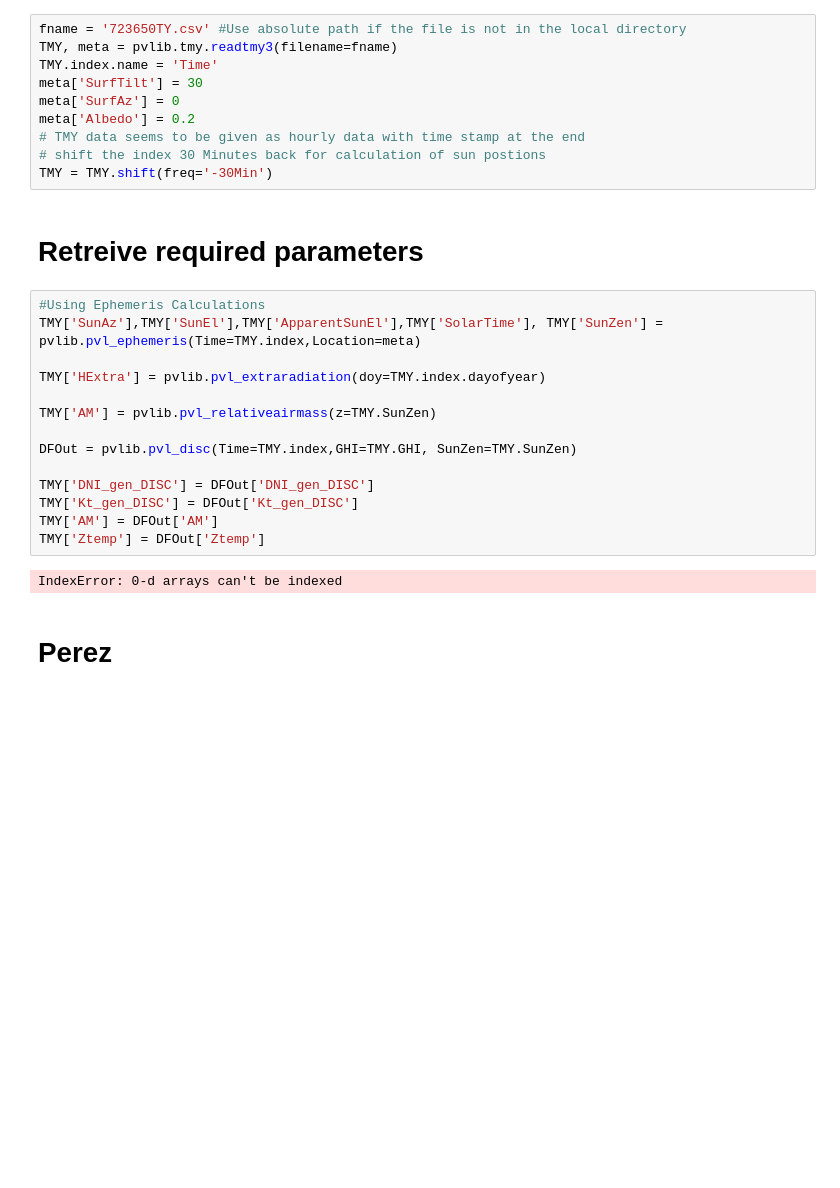
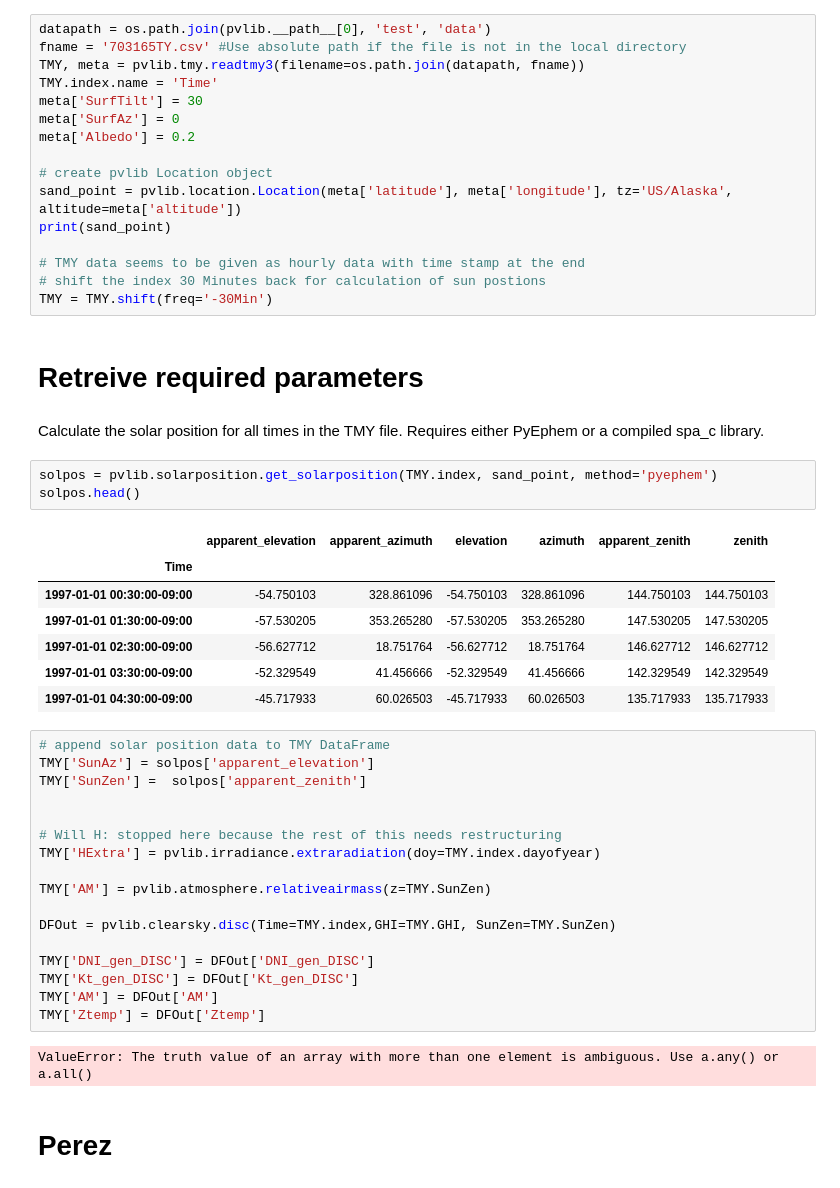
Before and after one commit to pvlib/pvlib-python, a Jupyter notebook: pvlib/docs/tutorials/TS_2_Irradiance_functions.ipynb, the cells around one changed output. Saved outputs shown, nothing was run; the diff lists cells and outputs as text; blank space fills up the shorter version.

Commit message:
update solpos part

```diff
--- a/pvlib/docs/tutorials/TS_2_Irradiance_functions.ipynb
+++ b/pvlib/docs/tutorials/TS_2_Irradiance_functions.ipynb
@@ -12,33 +14,55 @@ try:
 except ImportError:
     pass
 # %%
-fname = '723650TY.csv' #Use absolute path if the file is not in the local directory
-TMY, meta = pvlib.tmy.readtmy3(filename=fname)
+datapath = os.path.join(pvlib.__path__[0], 'test', 'data')
+fname = '703165TY.csv' #Use absolute path if the file is not in the local directory
+TMY, meta = pvlib.tmy.readtmy3(filename=os.path.join(datapath, fname))
 TMY.index.name = 'Time'
 meta['SurfTilt'] = 30
 meta['SurfAz'] = 0
 meta['Albedo'] = 0.2
+
+# create pvlib Location object
+sand_point = pvlib.location.Location(meta['latitude'], meta['longitude'], tz='US/Alaska', altitude=meta['altitude'])
+print(sand_point)
+
 # TMY data seems to be given as hourly data with time stamp at the end
 # shift the index 30 Minutes back for calculation of sun postions
 TMY = TMY.shift(freq='-30Min')
 # %% [markdown]
 # Retreive required parameters
+# %% [markdown]
+Calculate the solar position for all times in the TMY file. Requires either PyEphem or a compiled spa_c library.
+# %%
+solpos = pvlib.solarposition.get_solarposition(TMY.index, sand_point, method='pyephem')
+solpos.head()
+# %% [output]
+|  | apparent_elevation | apparent_azimuth | elevation | azimuth | apparent_zenith | zenith |
+| Time |  |  |  |  |  |  |
+| 1997-01-01 00:30:00-09:00 | -54.750103 | 328.861096 | -54.750103 | 328.861096 | 144.750103 | 144.750103 |
+| 1997-01-01 01:30:00-09:00 | -57.530205 | 353.265280 | -57.530205 | 353.265280 | 147.530205 | 147.530205 |
+| 1997-01-01 02:30:00-09:00 | -56.627712 | 18.751764 | -56.627712 | 18.751764 | 146.627712 | 146.627712 |
+| 1997-01-01 03:30:00-09:00 | -52.329549 | 41.456666 | -52.329549 | 41.456666 | 142.329549 | 142.329549 |
+| 1997-01-01 04:30:00-09:00 | -45.717933 | 60.026503 | -45.717933 | 60.026503 | 135.717933 | 135.717933 |
 # %%
-#Using Ephemeris Calculations
-TMY['SunAz'],TMY['SunEl'],TMY['ApparentSunEl'],TMY['SolarTime'], TMY['SunZen'] = pvlib.pvl_ephemeris(Time=TMY.index,Location=meta)
+# append solar position data to TMY DataFrame
+TMY['SunAz'] = solpos['apparent_elevation']
+TMY['SunZen'] =  solpos['apparent_zenith']
 
-TMY['HExtra'] = pvlib.pvl_extraradiation(doy=TMY.index.dayofyear)
 
-TMY['AM'] = pvlib.pvl_relativeairmass(z=TMY.SunZen)
+# Will H: stopped here because the rest of this needs restructuring
+TMY['HExtra'] = pvlib.irradiance.extraradiation(doy=TMY.index.dayofyear)
 
-DFOut = pvlib.pvl_disc(Time=TMY.index,GHI=TMY.GHI, SunZen=TMY.SunZen)
+TMY['AM'] = pvlib.atmosphere.relativeairmass(z=TMY.SunZen)
+
+DFOut = pvlib.clearsky.disc(Time=TMY.index,GHI=TMY.GHI, SunZen=TMY.SunZen)
 
 TMY['DNI_gen_DISC'] = DFOut['DNI_gen_DISC']
 TMY['Kt_gen_DISC'] = DFOut['Kt_gen_DISC']
 TMY['AM'] = DFOut['AM']
 TMY['Ztemp'] = DFOut['Ztemp']
 # %% [output]
-IndexError: 0-d arrays can't be indexed
+ValueError: The truth value of an array with more than one element is ambiguous. Use a.any() or a.all()
 # %% [markdown]
 # Perez
 # %%
```
Also changed, not shown: parts of 2 cells of this notebook.
